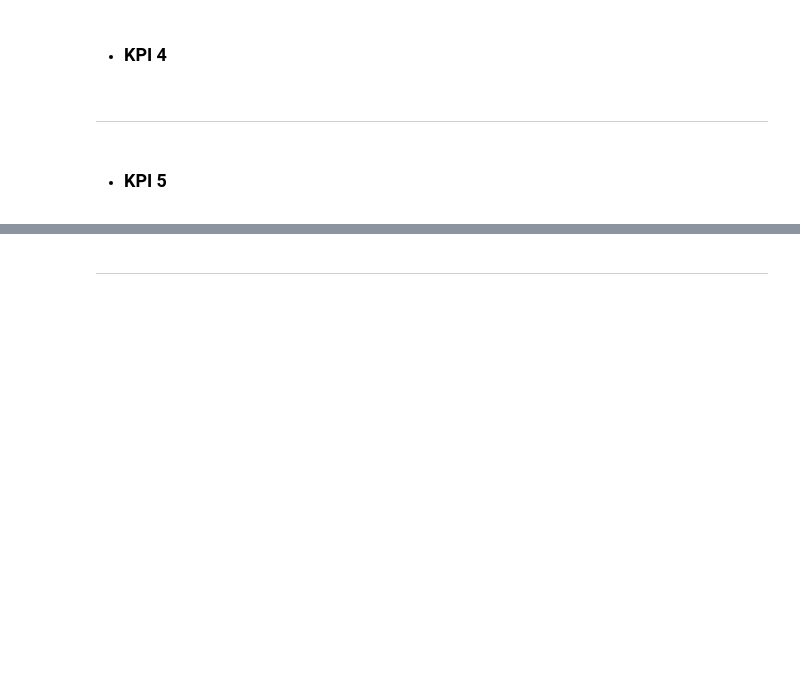
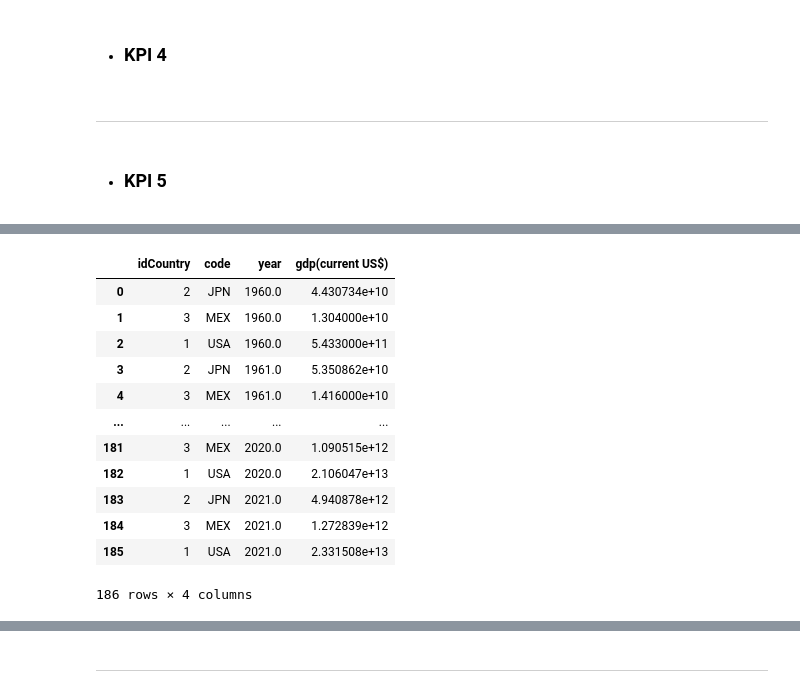
Before and after one commit to ReneRamosTrvn/alertas_sismicas, a Jupyter notebook: ETL.ipynb, the cells around one changed output, grey strips where cells are left out. Drawn from its saved outputs; the diff is of its cells as text; code cells hidden in the pictures; blank space fills up the shorter version.

```diff
--- a/ETL.ipynb
+++ b/ETL.ipynb
@@ -437,0 +527,21 @@ May 5, 2023
+# %%
+# Borramos la columna country, para garantizar una forma normal
+df_gdp.pop("country")
+# Reordenamos
+df_gdp = df_gdp[["idCountry","code","year","gdp(current US$)"]]
+# Observamos
+df_gdp
+# %% [output]
+|  | idCountry | code | year | gdp(current US$) |
+| 0 | 2 | JPN | 1960.0 | 4.430734e+10 |
+| 1 | 3 | MEX | 1960.0 | 1.304000e+10 |
+| 2 | 1 | USA | 1960.0 | 5.433000e+11 |
+| 3 | 2 | JPN | 1961.0 | 5.350862e+10 |
+| 4 | 3 | MEX | 1961.0 | 1.416000e+10 |
+| ... | ... | ... | ... | ... |
+| 181 | 3 | MEX | 2020.0 | 1.090515e+12 |
+| 182 | 1 | USA | 2020.0 | 2.106047e+13 |
+| 183 | 2 | JPN | 2021.0 | 4.940878e+12 |
+| 184 | 3 | MEX | 2021.0 | 1.272839e+12 |
+| 185 | 1 | USA | 2021.0 | 2.331508e+13 |
+186 rows × 4 columns
```
Also changed, not shown: parts of 10 cells of this notebook, 4 other files.
